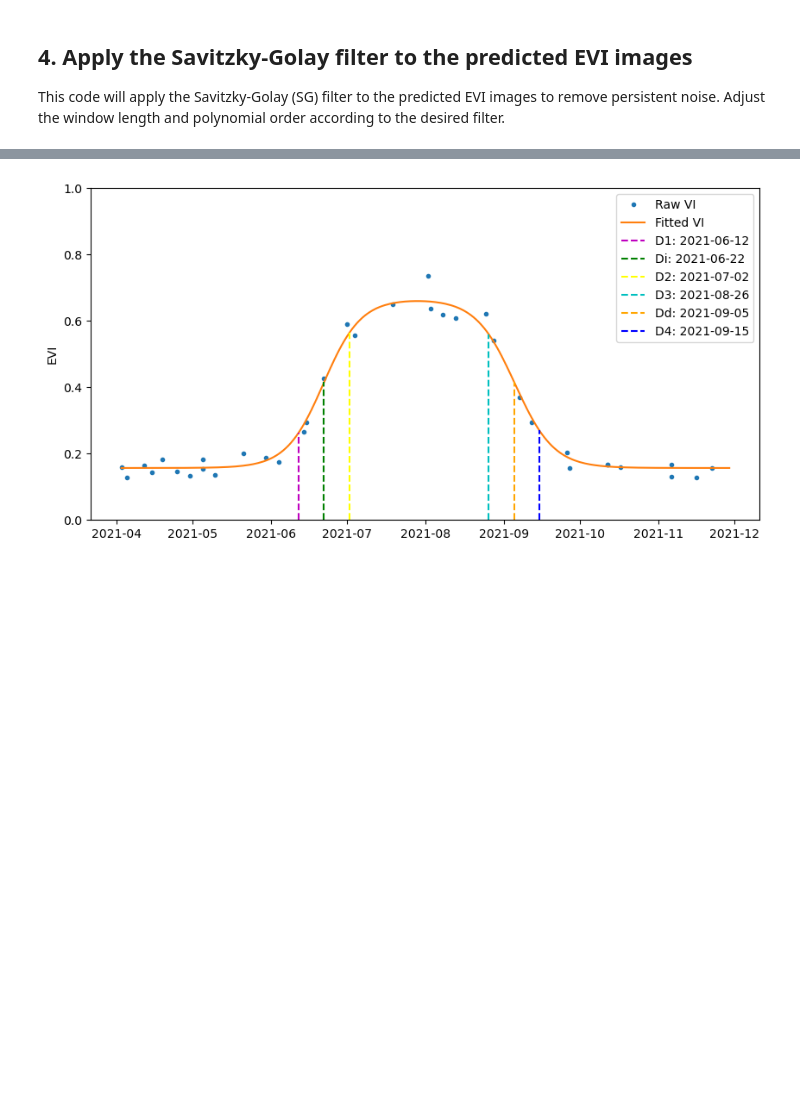
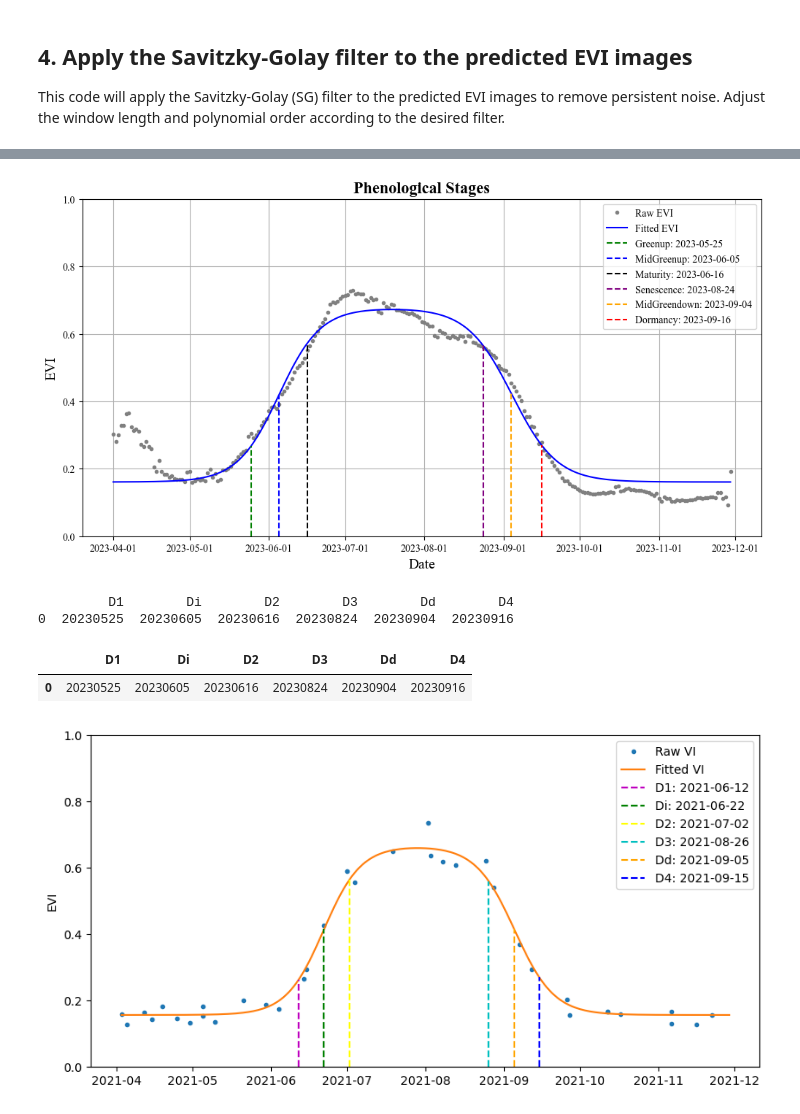
Before and after one commit to uvaires/cropphenology, a Jupyter notebook: notebooks/cropphenology.ipynb, the cells around one changed output, grey strips where cells are left out. Cells and saved outputs as stored; diff of their text form; code cells hidden in the pictures; blank space fills up the shorter version.

```diff
--- a/notebooks/cropphenology.ipynb
+++ b/notebooks/cropphenology.ipynb
@@ -246,12 +182,0 @@ for year in years:
-# %%
-# Read the combined DataFrame
-#data_frame = 'arsltarmdcr'
-years = ['2021','2022', '2023']
-database_name = 'predited_hls'
-for year in years:
-    df = rf'C:\crop_phenology\dataframe\{station_name}_{year}_hls.xlsx'
-
-    base_dir = r'C:\crop_phenology'
-
-    # Plot the phenological dates
-    phenology_dates.extract_phenological_dates(df, base_dir, station_name, year, database_name)
@@ -262,3 +187,18 @@ for year in years:
+# %%
+# Read the vegetation index data
+timeserie_path = 'C:/cropphenology/data/csv/synthetic_evi.csv'
+# Plot the phenological dates
+phenology_stages = phenologystages.extract_phenological_dates(timeserie_path, base_dir, station_name, vegetation_index='EVI', year = '2023', interval=1)
+print(phenology_stages)
+# %% [output]
+[figure, added]
+         D1        Di        D2        D3        Dd        D4
+0  20230525  20230605  20230616  20230824  20230904  20230916
+# %%
+phenology_stages
+# %% [output]
+|  | D1 | Di | D2 | D3 | Dd | D4 |
+| 0 | 20230525 | 20230605 | 20230616 | 20230824 | 20230904 | 20230916 |
 # %%
 # Extract phenological dates from the original HLS images
 #station_name = 'arsope3ltar'
```
Also changed, not shown: parts of 10 cells of this notebook, 5 other files.
